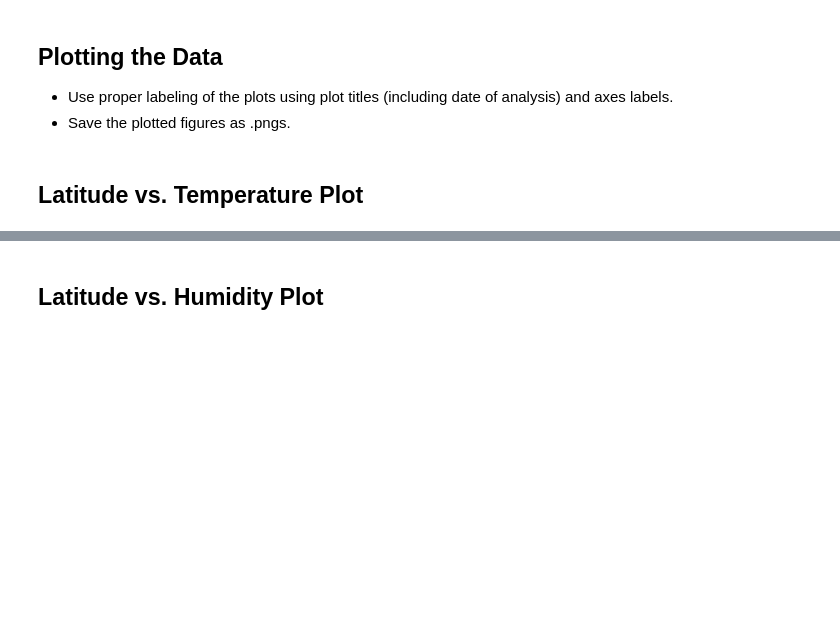
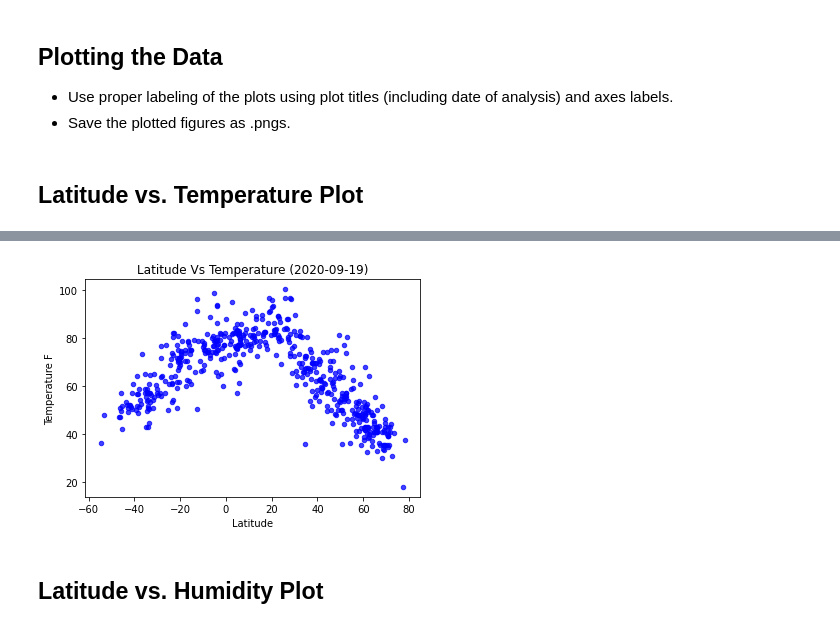
Before and after one commit to fasahathsyeda/API-challenge, a Jupyter notebook: starter_code/WeatherPy.ipynb, the cells around one changed output, grey strips where cells are left out. Saved outputs shown, nothing was run; the diff lists cells and outputs as text; code cells hidden in the pictures; blank space fills up the shorter version.

Commit message:
adding the scatter plotes

```diff
--- a/starter_code/WeatherPy.ipynb
+++ b/starter_code/WeatherPy.ipynb
@@ -58,15 +60,20 @@ city_windspeed = []
 city_latitudes = []
 city_longitudes=[]
 city_name_list = []
+city_two=[]
+
+# set initial count quantities for organization
+count_one = 0
+set_one = 1
 
 #converting Temperature from Kelvin to Farenheit
 units = "imperial"
 
 #Creating a for loop to get data from openweathermap for each city in the city list
-for each in unique_cities:
+for city in unique_cities:
 
     #Creating specific url for each city using the api_key
-    target_url = base_url + "appid=" + weather_api_key + "&units=" + units + "&q=" + each
+    target_url = base_url + "appid=" + weather_api_key + "&units=" + units + "&q=" + city
     try:
         #Converting the weather data to a json file
         city_data = requests.get(target_url).json()
@@ -102,9 +109,17 @@ for each in unique_cities:
             city_lng = city_data["coord"]["lon"]
             city_longitudes.append(city_lng)
 
+            if count_one >= 50:
+                count_one = 1
+                set_one += 1
+                city_two.append(city)
+            else:
+                count_one = count_one + 1
+                city_two.append(city)
+            print(f"Processing Record {count_one} of Set {set_one} | {city}")
 
 
-
-    except KeyError:
-        pass
+    except Exception:
+        print("City not found. Skipping...")
+print("\nData Retrieval Complete\n")
 # %% [output]
@@ -119,7 +145,8 @@ for each in unique_cities:
 * Export the city data into a .csv.
 * Display the DataFrame
 # %%
-summary_data = pd.DataFrame({"Latitude": city_latitudes,
+summary_data = pd.DataFrame({"City": city_name_list,
+                             "Latitude": city_latitudes,
                              "Longitudes":city_longitudes,
                              "Temperature (F)": city_temperature,
                              "Cloudiness (%)": city_cloudiness,
@@ -131,6 +158,7 @@ summary_data.head()
 
 # Save Data to csv
 summary_data.to_csv("Cities_weather_data.csv", encoding="utf-8", index=False)
+
+len(summary_data)
 summary_data.head()
-len(summary_data)
 # %% [output]
@@ -187,2 +197,12 @@ Int64Index([], dtype='int64')
+# %%
+plt.scatter(summary_data["Latitude"],summary_data["Temperature (F)"], marker="o", facecolors="blue",
+            s=20, alpha=0.75)
+plt.xlabel("Latitude")
+plt.ylabel("Temperature F")
+plt.title(f"Latitude Vs Temperature ({date.today()})")
+plt.savefig('Lat Vs Temp.png')
+plt.show()
+# %% [output]
+[figure, added]
 # %% [markdown]
 ## Latitude vs. Humidity Plot
```
Also changed, not shown: parts of 29 cells of this notebook, 5 other files.
